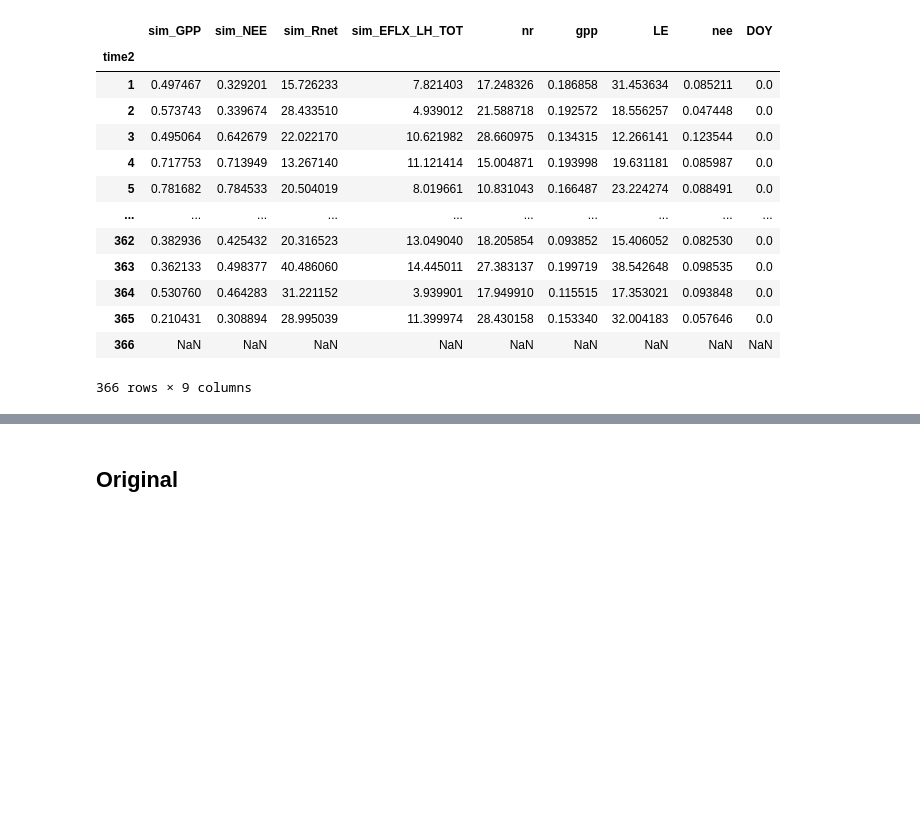
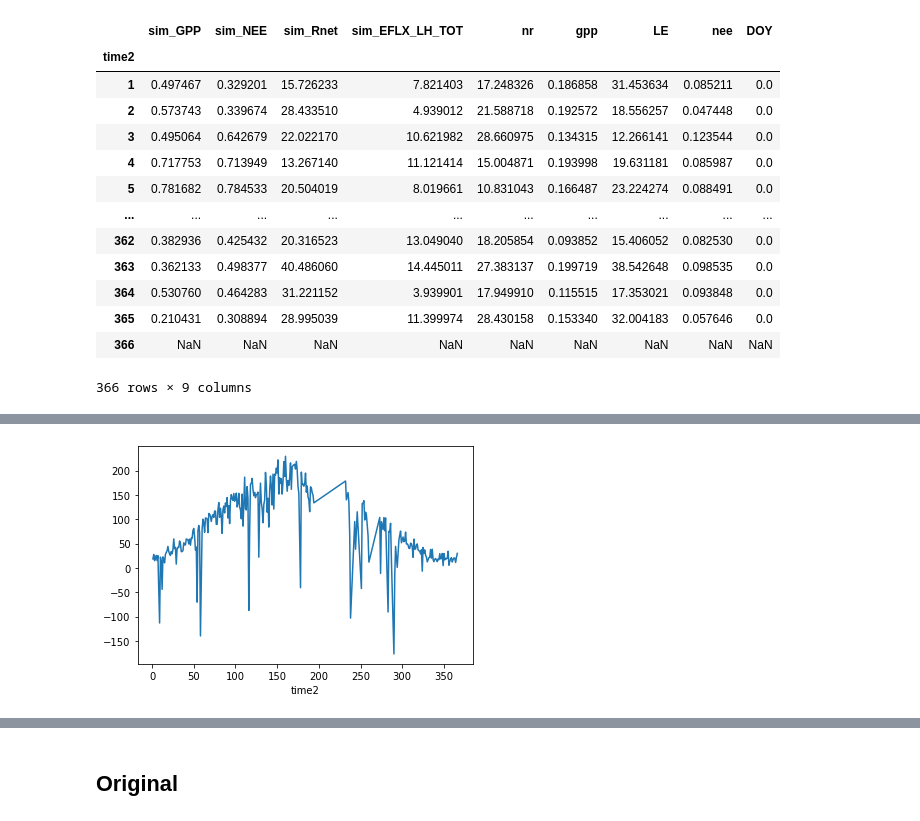
Before and after one commit to ntarasewicz/neon_scripts, a Jupyter notebook: notebooks/preprocessor_dailyNR1.ipynb, the cells around one changed output, grey strips where cells are left out. Cells and saved outputs as stored; diff of their text form; code cells hidden in the pictures; blank space fills up the shorter version.

```diff
--- a/notebooks/preprocessor_dailyNR1.ipynb
+++ b/notebooks/preprocessor_dailyNR1.ipynb
@@ -389,0 +414,6 @@ climo1SD
+# %%
+nr = climo1[(climo1['nr'] >= -200)]
+nrSD = climo1SD[(climo1SD['nr'] >= -200)]
+nr.nr.plot();
+# %% [output]
+[figure, added]
```
Also changed, not shown: parts of 9 cells of this notebook.
